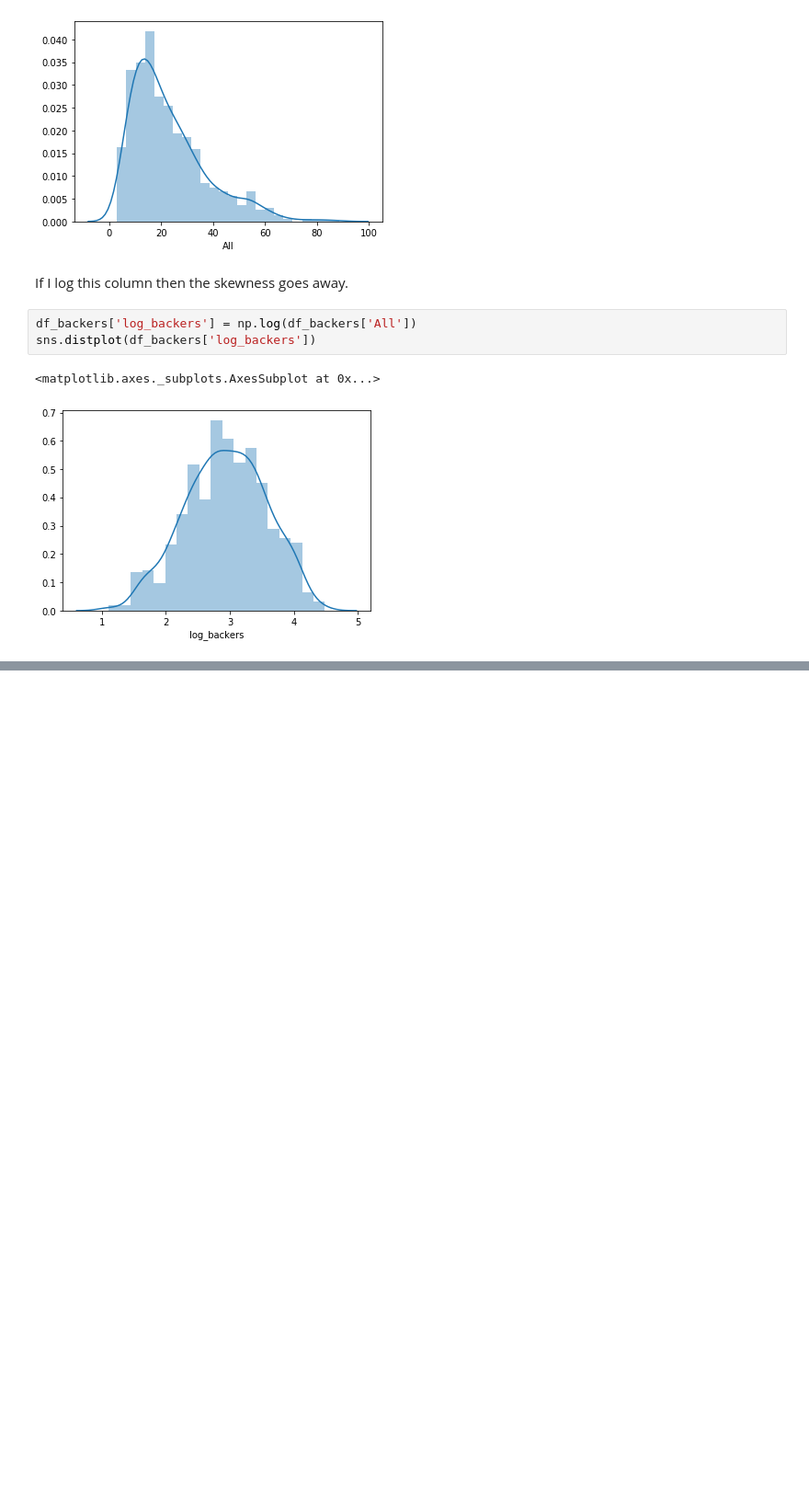
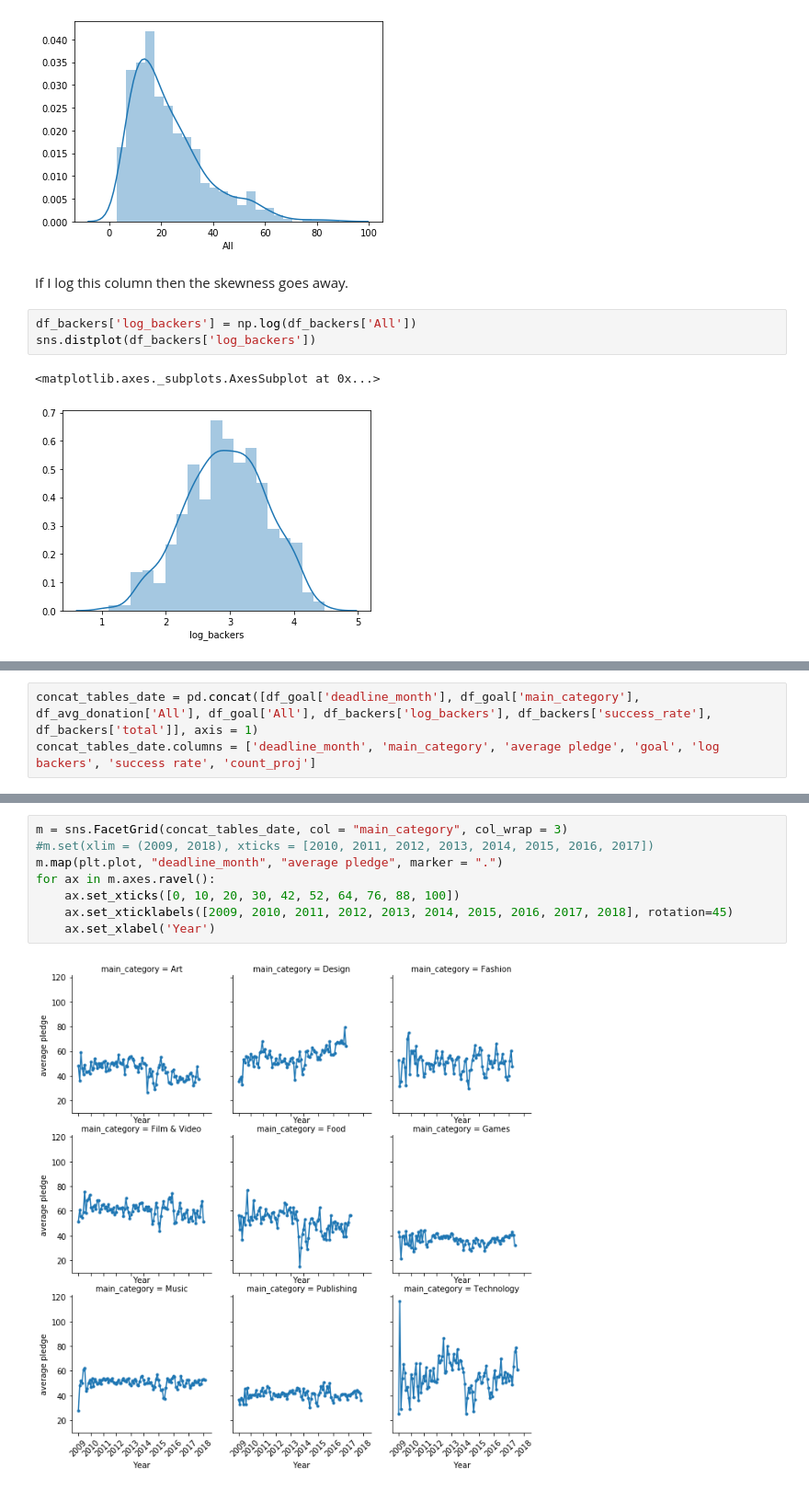
Before and after one commit to prussell94/Kickstarter-Analysis, a Jupyter notebook: Kickstarter Data Analysis.ipynb, the cells around one changed output, grey strips where cells are left out. Shown at 92% size. Drawn from its saved outputs; the diff is of its cells as text; blank space fills up the shorter version.

Commit message:
added more graphs and regression analysis

```diff
--- a/Kickstarter Data Analysis.ipynb
+++ b/Kickstarter Data Analysis.ipynb
@@ -410,0 +503,3 @@ strong multicollinearity or other numerical problems.
+# %%
+concat_tables_date = pd.concat([df_goal['deadline_month'], df_goal['main_category'], df_avg_donation['All'], df_goal['All'], df_backers['log_backers'], df_backers['success_rate'], df_backers['total']], axis = 1)
+concat_tables_date.columns = ['deadline_month', 'main_category', 'average pledge', 'goal', 'log backers', 'success rate', 'count_proj']
@@ -410,0 +515,10 @@ strong multicollinearity or other numerical problems.
+# %%
+m = sns.FacetGrid(concat_tables_date, col = "main_category", col_wrap = 3)
+#m.set(xlim = (2009, 2018), xticks = [2010, 2011, 2012, 2013, 2014, 2015, 2016, 2017])
+m.map(plt.plot, "deadline_month", "average pledge", marker = ".")
+for ax in m.axes.ravel():
+    ax.set_xticks([0, 10, 20, 30, 42, 52, 64, 76, 88, 100])
+    ax.set_xticklabels([2009, 2010, 2011, 2012, 2013, 2014, 2015, 2016, 2017, 2018], rotation=45)
+    ax.set_xlabel('Year')
+# %% [output]
+[figure, added]
```
Also changed, not shown: parts of 22 cells of this notebook.
